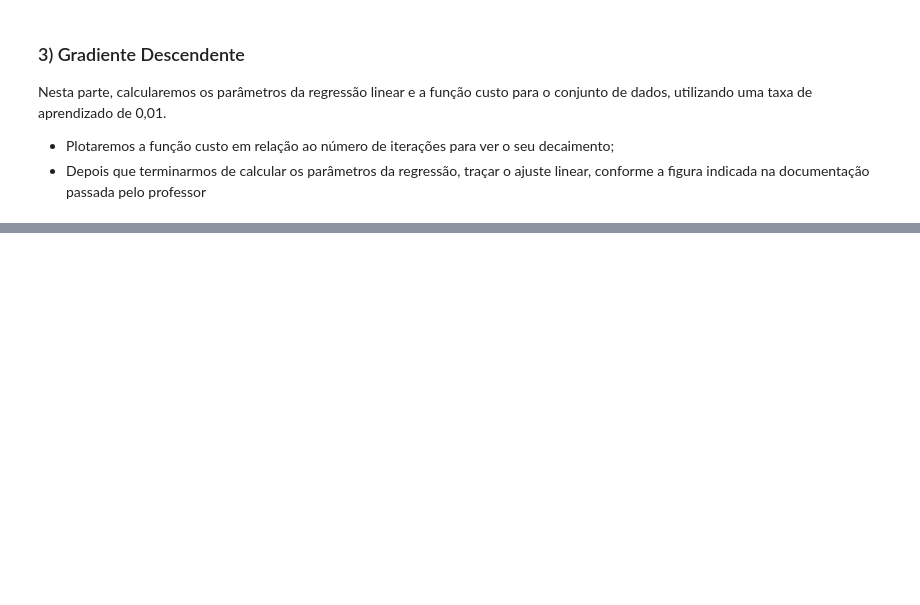
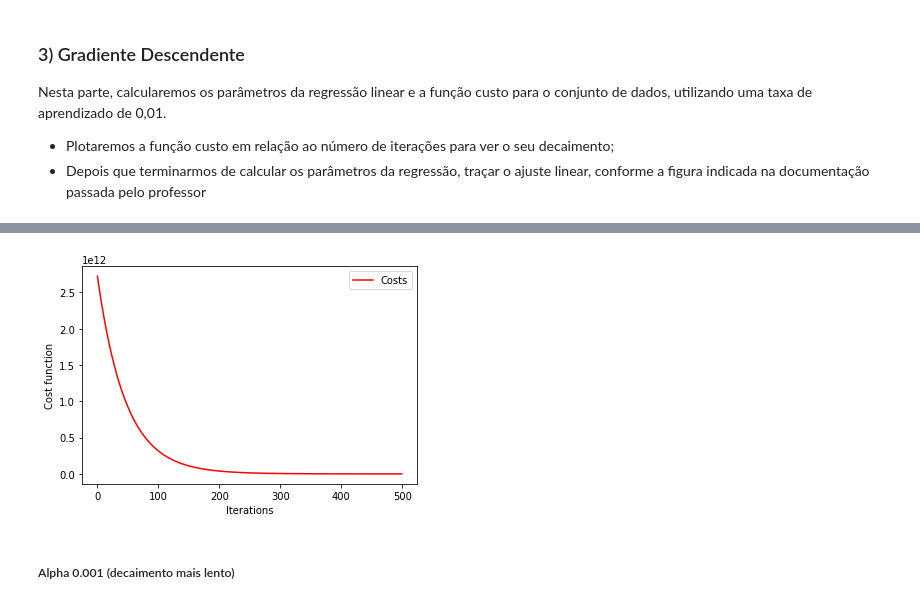
Before and after one commit to GabrielNegreirosLima/artificial-intelligence, a Jupyter notebook: linear_regression_one_and_many_variables/RegressaoLinearUmaEMaisVariaveis.ipynb, the cells around one changed output, grey strips where cells are left out. Saved outputs shown, nothing was run; the diff lists cells and outputs as text; code cells hidden in the pictures; blank space fills up the shorter version.

```diff
--- a/linear_regression_one_and_many_variables/RegressaoLinearUmaEMaisVariaveis.ipynb
+++ b/linear_regression_one_and_many_variables/RegressaoLinearUmaEMaisVariaveis.ipynb
@@ -106,0 +123,3 @@ plt.show()
+# %%
+df_house = pd.read_csv(df_paths[1], delimiter=",", header=None, names=["size", "bedrooms", "price"])
+df_house.head()
@@ -106,0 +154,5 @@ plt.show()
+# %%
+# Mostra a normalização correta
+size_norm = normalization(size)
+bedrooms_norm = normalization(bedrooms)
+bedrooms_norm.head()
@@ -106,0 +191,41 @@ plt.show()
+# %%
+## Define variáveis iniciais
+# Funcao desejada y_d
+y_d = []
+thetas = np.array([0, 1, 2])
+num_epochs = 500
+alpha = 0.01
+
+costs_epoch = []
+
+# Executa iterativamente
+for i in range(num_epochs):
+
+    y_d = evaluated_multiple_func(thetas)
+    error = y_d - df_house["price"]
+    cost = (error.sum() ** 2)/(2 * len(price))
+    costs_epoch.append(cost)
+
+    temp = np.zeros(len(thetas))
+    for j in range(0, len(y_d)):
+        error_temp = (y_d[j] - price[j])
+        for k, _ in enumerate(thetas):
+            if k == 0:
+                temp[k] += error_temp
+            elif k % 2 == 1:
+                temp[k] += error_temp * size_norm[j]
+            else:
+                temp[k] += error_temp * bedrooms_norm[j]
+    thetas = thetas - alpha * (temp/len(size_norm))
+# %%
+## Funcao custo
+epochs_x = np.arange(num_epochs)
+plt.plot(epochs_x, costs_epoch, label="Costs", c="red")
+plt.xlabel("Iterations")
+plt.ylabel("Cost function")
+plt.legend()
+plt.show()
+# %% [output]
+[figure, added]
+# %% [markdown]
+##### Alpha 0.001 (decaimento mais lento)
```
Also changed, not shown: parts of 17 cells of this notebook.
